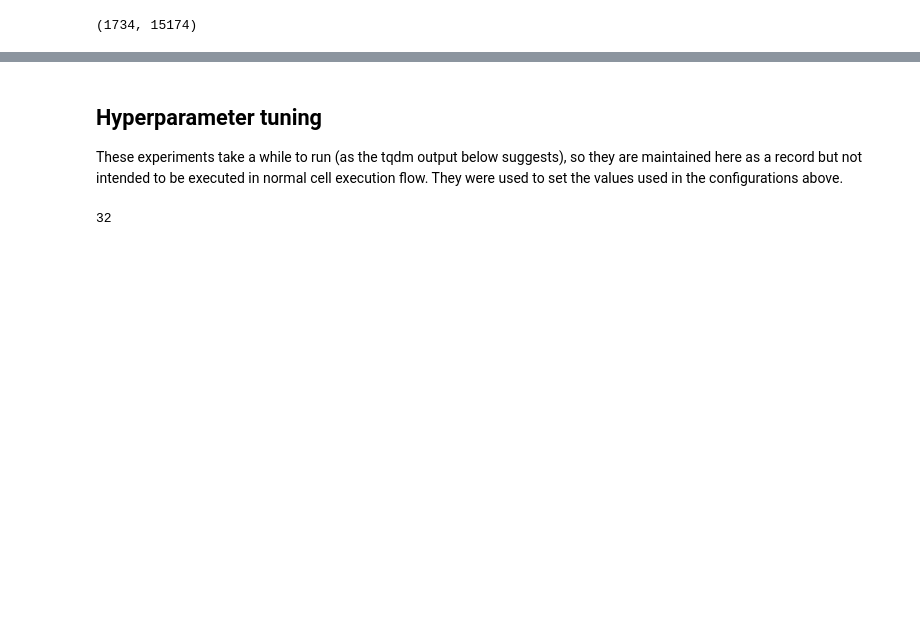
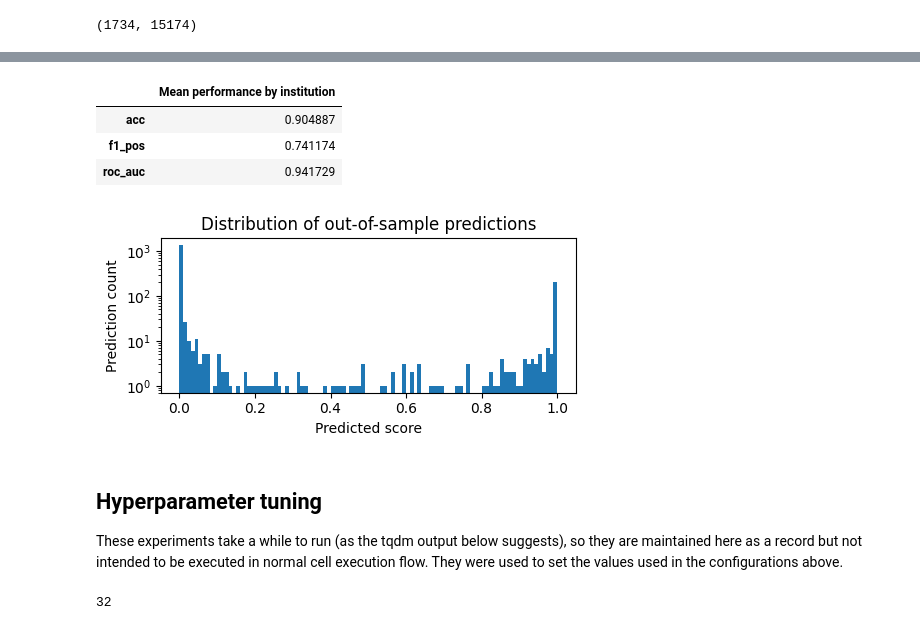
Before and after one commit to levon003/biomarker-case-study, a Jupyter notebook: notebook/DataModeling.ipynb, the cells around one changed output, grey strips where cells are left out. Drawn from its saved outputs; the diff is of its cells as text; code cells hidden in the pictures; blank space fills up the shorter version.

```diff
--- a/notebook/DataModeling.ipynb
+++ b/notebook/DataModeling.ipynb
@@ -109,9 +159,10 @@ named_models = [
         "experiment_name": "biomarker_only_svd",
         "patient_feature_action": "exclude",
         "biomarker_feature_action": "svd",
+        "biomarker_svd_n_components": 10,
     },
 ]
-for named_model in named_models
+for named_model in named_models:
     config = bcs.modeling.ModelingConfig(
         gbm_learning_rate=0.2,
         gbm_max_iter=200,
@@ -121,5 +172,5 @@ for named_model in named_models
         **named_model,
     )
     configs.append(config)
-assert len(configs) == len(set([c.experiment_name for c in configs])), "Experiment names not unique."
+assert len(configs) == len({c.experiment_name for c in configs}), "Experiment names not unique."
 len(configs)
@@ -137,3 +220,25 @@ len(model_map)
+# %%
+m[["acc", "f1_pos", "roc_auc"]].mean().rename("Mean performance by institution").to_frame()
+# %% [output]
+|  | Mean performance by institution |
+| acc | 0.904887 |
+| f1_pos | 0.741174 |
+| roc_auc | 0.941729 |
+# %%
+model = model_map["all"]
+fig, ax = plt.subplots(1, 1, figsize=(5, 2.5))
+
+bins = np.arange(0, 1.01, 0.01)
+ax.hist(model.scores_, bins=bins, log=True)
+
+ax.set_title("Distribution of out-of-sample predictions")
+ax.set_xlabel("Predicted score")
+ax.set_ylabel("Prediction count")
+
+fig.tight_layout()
+plt.show()
+# %% [output]
+[figure, added]
 # %% [markdown]
 ## Hyperparameter tuning
 
```
Also changed, not shown: parts of 13 cells of this notebook.
